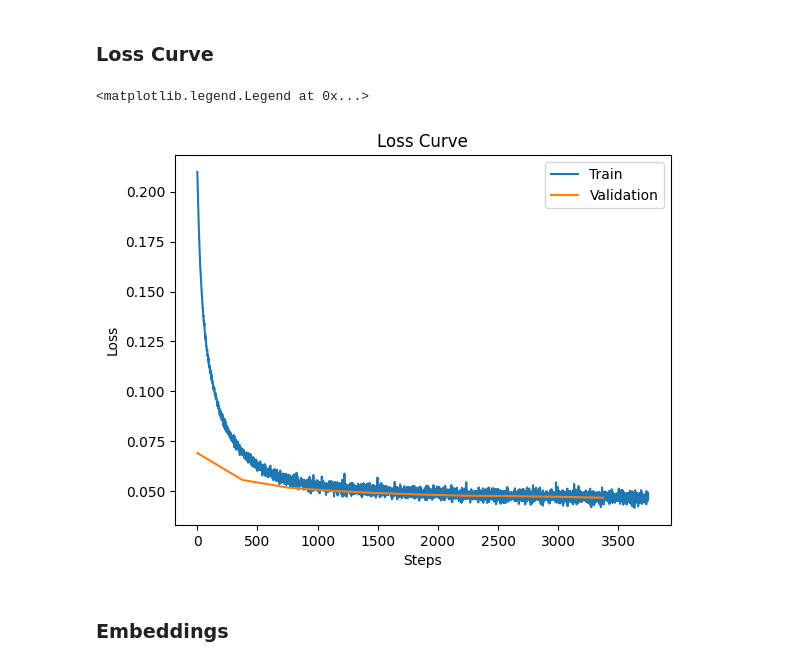
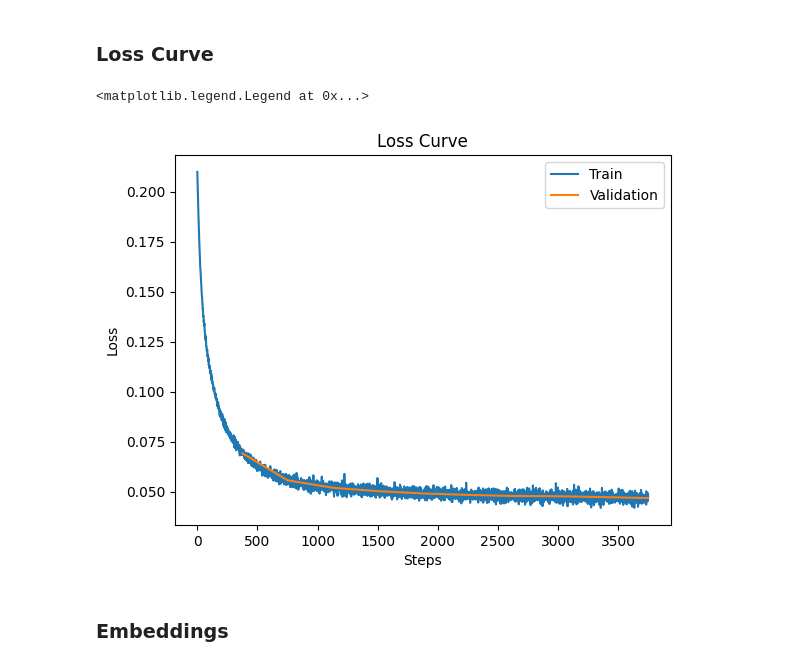
Before and after one commit to ericflip/vae-mnist, a Jupyter notebook: train.ipynb, the cells around one changed output. Saved outputs shown, nothing was run; the diff lists cells and outputs as text; code cells hidden in the pictures.

Commit message:
visualization!

```diff
--- a/train.ipynb
+++ b/train.ipynb
@@ -170,18 +173,18 @@ Test Loss: 0.0390138280914819
 # %%
 train_losses, val_losses = result["train_losses"], result["val_losses"]
 
 plt.title("Loss Curve")
 plt.xlabel("Steps")
 plt.ylabel("Loss")
 
 steps_per_epoch = len(train_losses) // len(val_losses)
 
 plt.plot(range(len(train_losses)), train_losses, label="Train")
-plt.plot(range(0, len(train_losses), steps_per_epoch), val_losses, label="Validation")
+plt.plot(range(steps_per_epoch, len(train_losses) + 1, steps_per_epoch), val_losses, label="Validation")
 plt.legend()
 # %% [output]
 <matplotlib.legend.Legend at 0x...>
-[figure, old version]
+[figure, new version]
 # %% [markdown]
 ### Embeddings
 # %%
```
Also changed, not shown: parts of 6 cells of this notebook, 1 other file.
